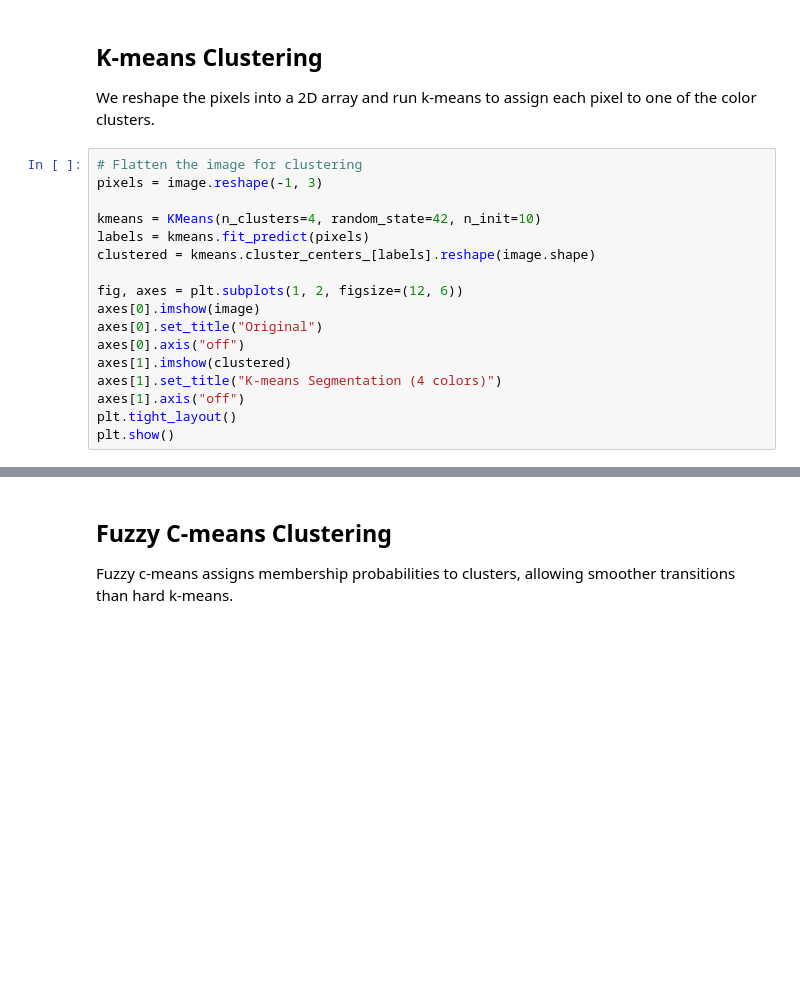
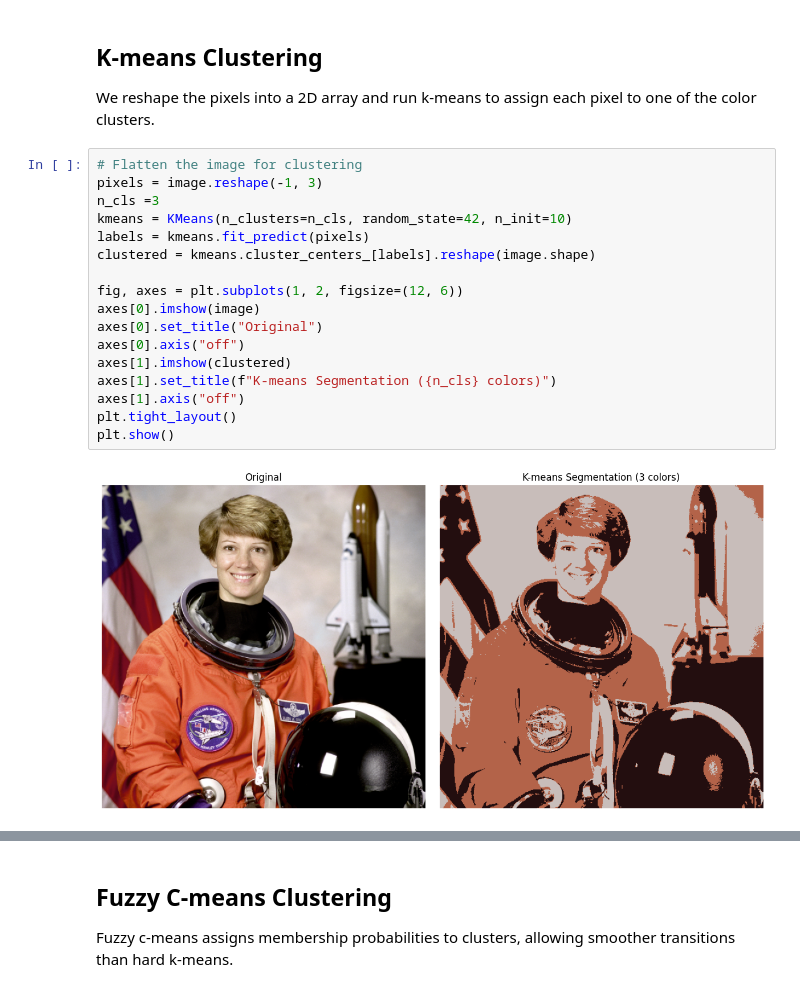
Before and after one commit to AliRje82/ComputerVisionFall404, a Jupyter notebook: CV_S7_segmentation.ipynb, the cells around one changed output, grey strips where cells are left out. Drawn from its saved outputs; the diff is of its cells as text; blank space fills up the shorter version.

```diff
--- a/CV_S7_segmentation.ipynb
+++ b/CV_S7_segmentation.ipynb
@@ -53,17 +59,19 @@ We reshape the pixels into a 2D array and run k-means to assign each pixel to on
 # %%
 # Flatten the image for clustering
 pixels = image.reshape(-1, 3)
-
-kmeans = KMeans(n_clusters=4, random_state=42, n_init=10)
+n_cls =3
+kmeans = KMeans(n_clusters=n_cls, random_state=42, n_init=10)
 labels = kmeans.fit_predict(pixels)
 clustered = kmeans.cluster_centers_[labels].reshape(image.shape)
 
 fig, axes = plt.subplots(1, 2, figsize=(12, 6))
 axes[0].imshow(image)
 axes[0].set_title("Original")
 axes[0].axis("off")
 axes[1].imshow(clustered)
-axes[1].set_title("K-means Segmentation (4 colors)")
+axes[1].set_title(f"K-means Segmentation ({n_cls} colors)")
 axes[1].axis("off")
 plt.tight_layout()
 plt.show()
+# %% [output]
+[figure, added]
```
Also changed, not shown: parts of 7 cells of this notebook, 1 other file.
